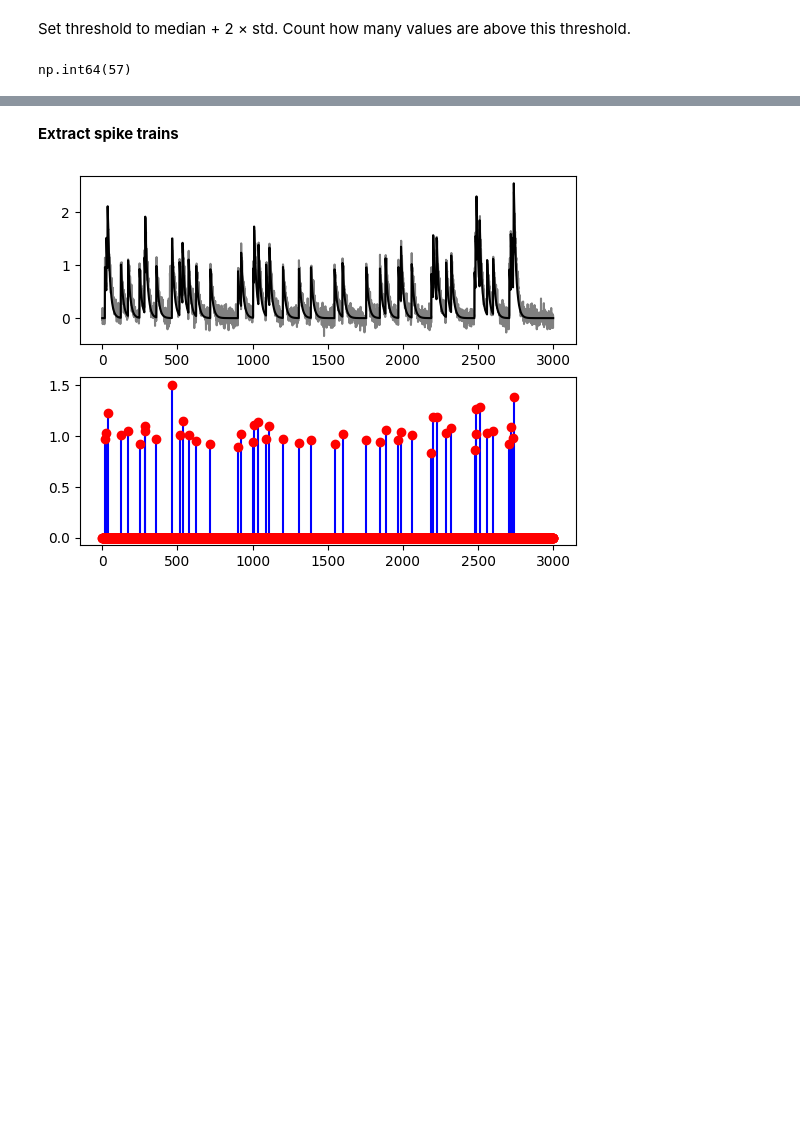
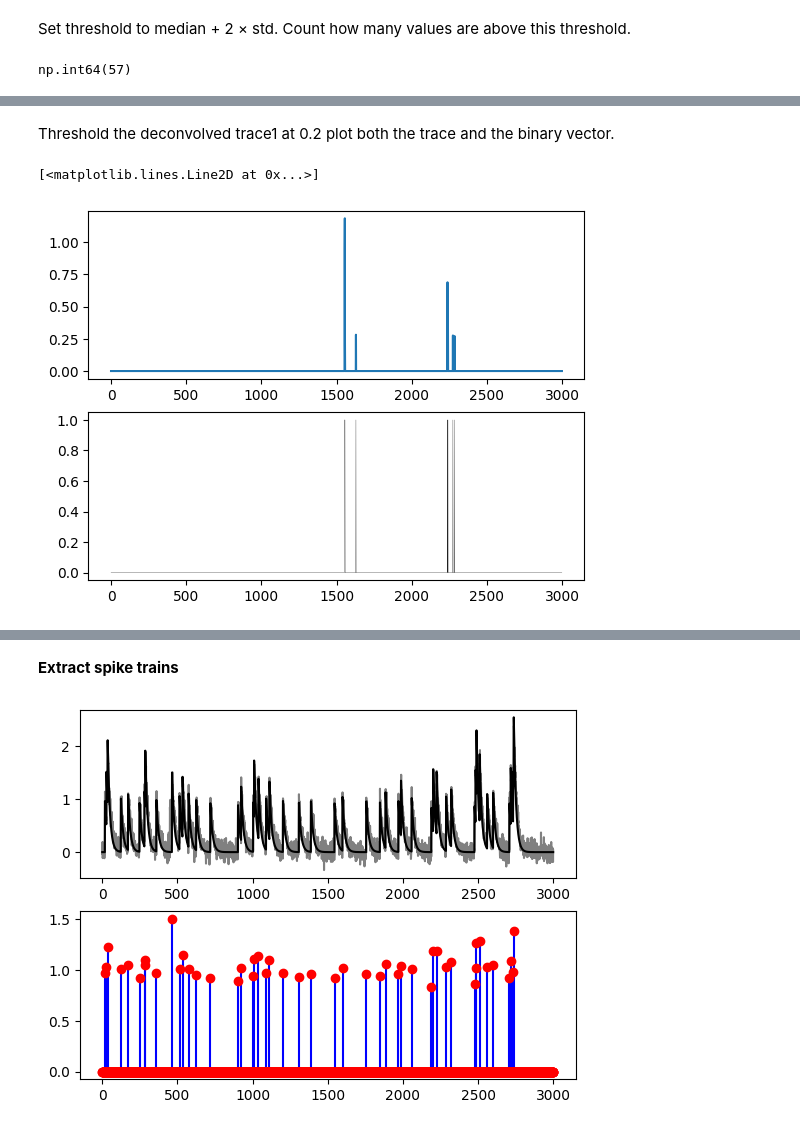
Before and after one commit to sangeethankumar/Courses, a Jupyter notebook: CalciumImaging/Draft2/02. .ipynb, the cells around one changed output, grey strips where cells are left out. Drawn from its saved outputs; the diff is of its cells as text; code cells hidden in the pictures; blank space fills up the shorter version.

```diff
--- a/CalciumImaging/Draft2/02. .ipynb
+++ b/CalciumImaging/Draft2/02. .ipynb
@@ -264,0 +154,13 @@ In this section, we will introduce a more advanced method for extracting spike e
+# %% [markdown]
+Threshold the deconvolved trace1 at 0.2 plot both the trace and the binary vector.
+# %%
+binary1 = dtrace1 > 0.2
+
+plt.subplot(211)
+plt.plot(dtrace1)
+
+plt.subplot(212)
+plt.plot(binary1, color='black', linewidth=0.2)
+# %% [output]
+[<matplotlib.lines.Line2D at 0x...>]
+[figure, added]
```
Also changed, not shown: parts of 34 cells of this notebook.
